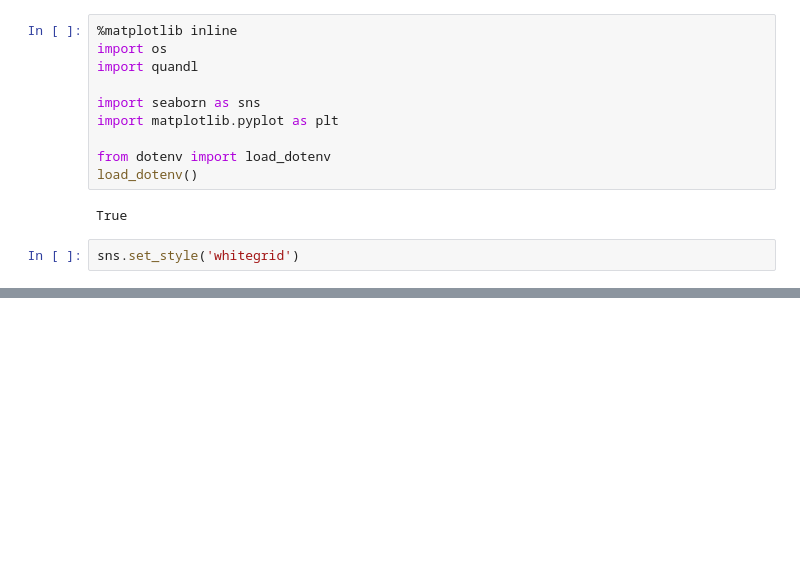
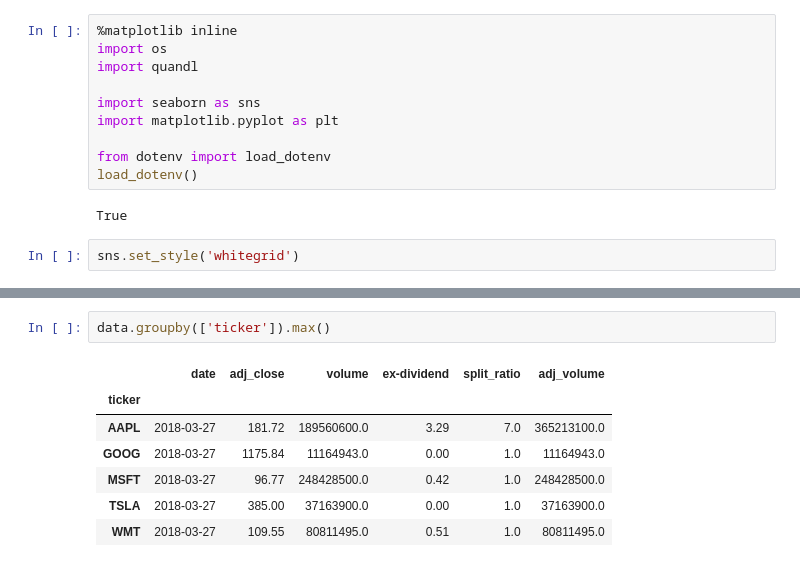
Before and after one commit to jytan023/Machine-Learning-for-Algorithmic-Trading-Second-Edition, a Jupyter notebook: 02_market_and_fundamental_data/03_data_providers/04_quandl_demo.ipynb, the cells around one changed output, grey strips where cells are left out. Saved outputs shown, nothing was run; the diff lists cells and outputs as text; blank space fills up the shorter version.

```diff
--- a/02_market_and_fundamental_data/03_data_providers/04_quandl_demo.ipynb
+++ b/02_market_and_fundamental_data/03_data_providers/04_quandl_demo.ipynb
@@ -22 +27,11 @@ oil = quandl.get('EIA/PET_RWTC_D', api_key=api_key).squeeze()
+# %%
+data.groupby(['ticker']).max()
+# %% [output]
+|  | date | adj_close | volume | ex-dividend | split_ratio | adj_volume |
+| ticker |  |  |  |  |  |  |
+| AAPL | 2018-03-27 | 181.72 | 189560600.0 | 3.29 | 7.0 | 365213100.0 |
+| GOOG | 2018-03-27 | 1175.84 | 11164943.0 | 0.00 | 1.0 | 11164943.0 |
+| MSFT | 2018-03-27 | 96.77 | 248428500.0 | 0.42 | 1.0 | 248428500.0 |
+| TSLA | 2018-03-27 | 385.00 | 37163900.0 | 0.00 | 1.0 | 37163900.0 |
+| WMT | 2018-03-27 | 109.55 | 80811495.0 | 0.51 | 1.0 | 80811495.0 |
 # %%
```
Also changed, not shown: parts of 3 cells of this notebook, 1 other file.
